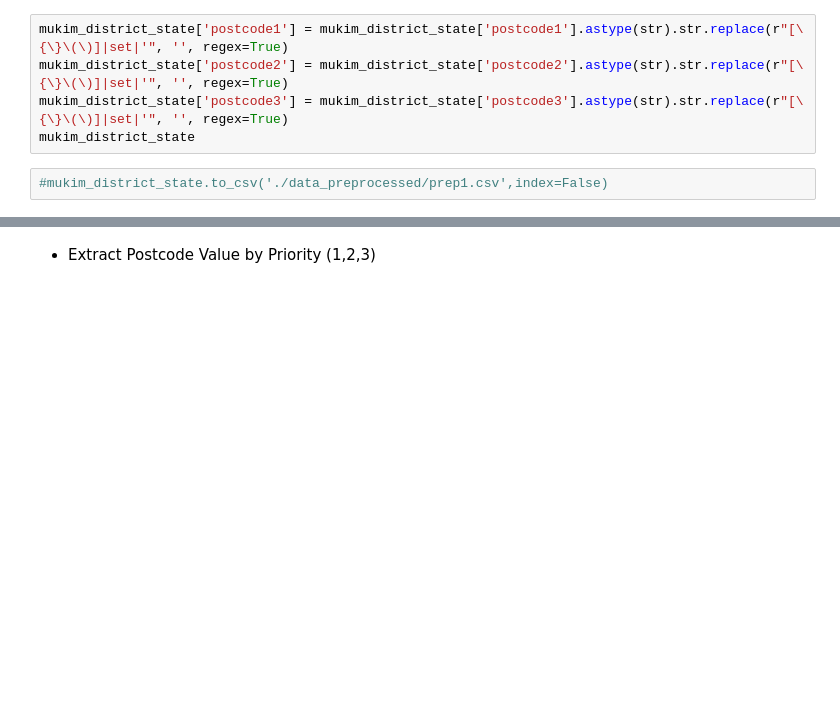
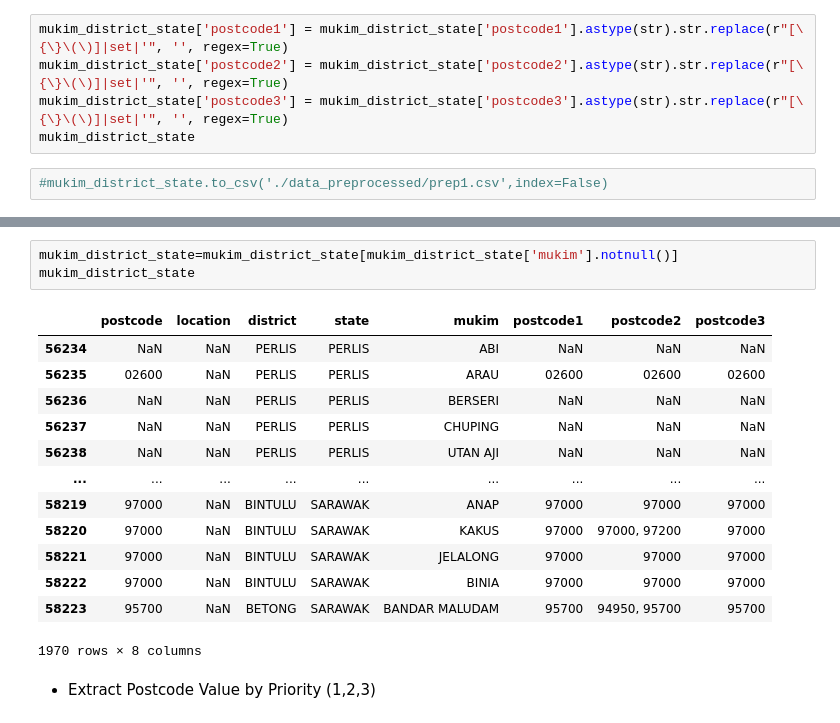
Before and after one commit to izardy/malaysia-postcode-mapper, a Jupyter notebook: notebook/data-prep.ipynb, the cells around one changed output, grey strips where cells are left out. Saved outputs shown, nothing was run; the diff lists cells and outputs as text; blank space fills up the shorter version.

```diff
--- a/notebook/data-prep.ipynb
+++ b/notebook/data-prep.ipynb
@@ -475,3 +496,20 @@ mukim_district_state
+# %%
+mukim_district_state=mukim_district_state[mukim_district_state['mukim'].notnull()]
+mukim_district_state
+# %% [output]
+|  | postcode | location | district | state | mukim | postcode1 | postcode2 | postcode3 |
+| 56234 | NaN | NaN | PERLIS | PERLIS | ABI | NaN | NaN | NaN |
+| 56235 | 02600 | NaN | PERLIS | PERLIS | ARAU | 02600 | 02600 | 02600 |
+| 56236 | NaN | NaN | PERLIS | PERLIS | BERSERI | NaN | NaN | NaN |
+| 56237 | NaN | NaN | PERLIS | PERLIS | CHUPING | NaN | NaN | NaN |
+| 56238 | NaN | NaN | PERLIS | PERLIS | UTAN AJI | NaN | NaN | NaN |
+| ... | ... | ... | ... | ... | ... | ... | ... | ... |
+| 58219 | 97000 | NaN | BINTULU | SARAWAK | ANAP | 97000 | 97000 | 97000 |
+| 58220 | 97000 | NaN | BINTULU | SARAWAK | KAKUS | 97000 | 97000, 97200 | 97000 |
+| 58221 | 97000 | NaN | BINTULU | SARAWAK | JELALONG | 97000 | 97000 | 97000 |
+| 58222 | 97000 | NaN | BINTULU | SARAWAK | BINIA | 97000 | 97000 | 97000 |
+| 58223 | 95700 | NaN | BETONG | SARAWAK | BANDAR MALUDAM | 95700 | 94950, 95700 | 95700 |
+1970 rows × 8 columns
 # %% [markdown]
 - Extract Postcode Value by Priority (1,2,3)
 # %%
```
Also changed, not shown: parts of 48 cells of this notebook, 2 other files.
